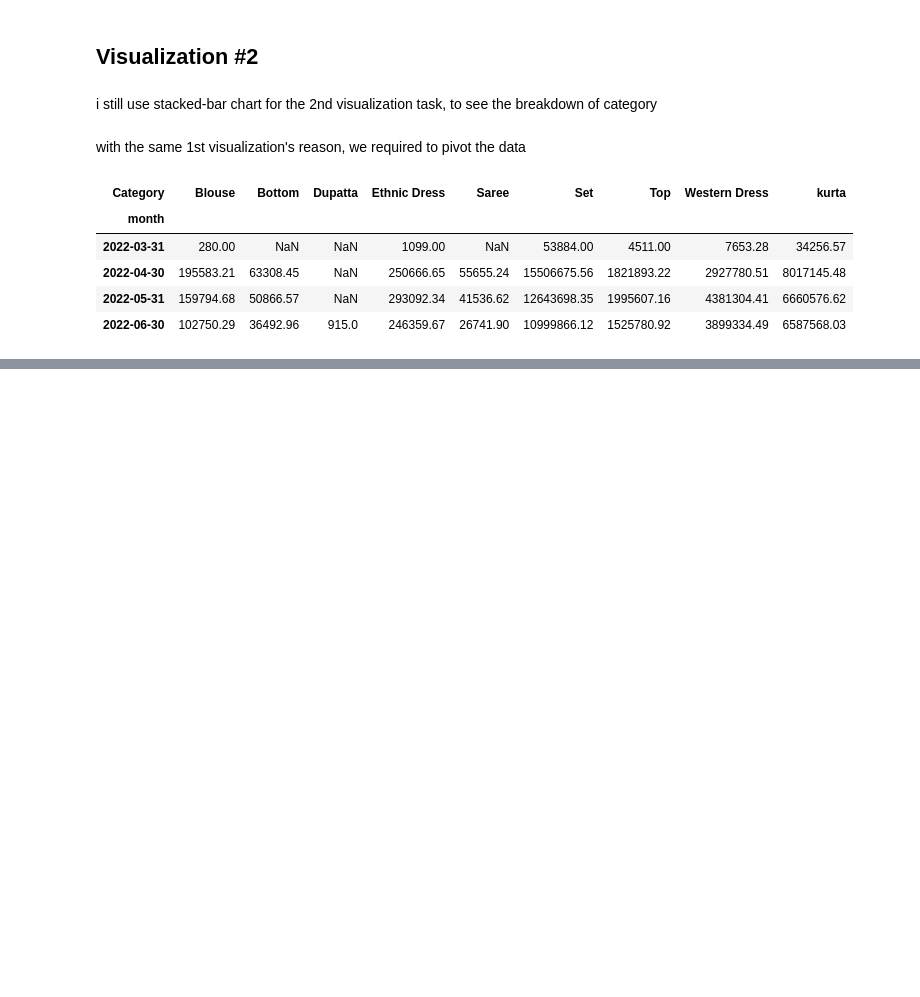
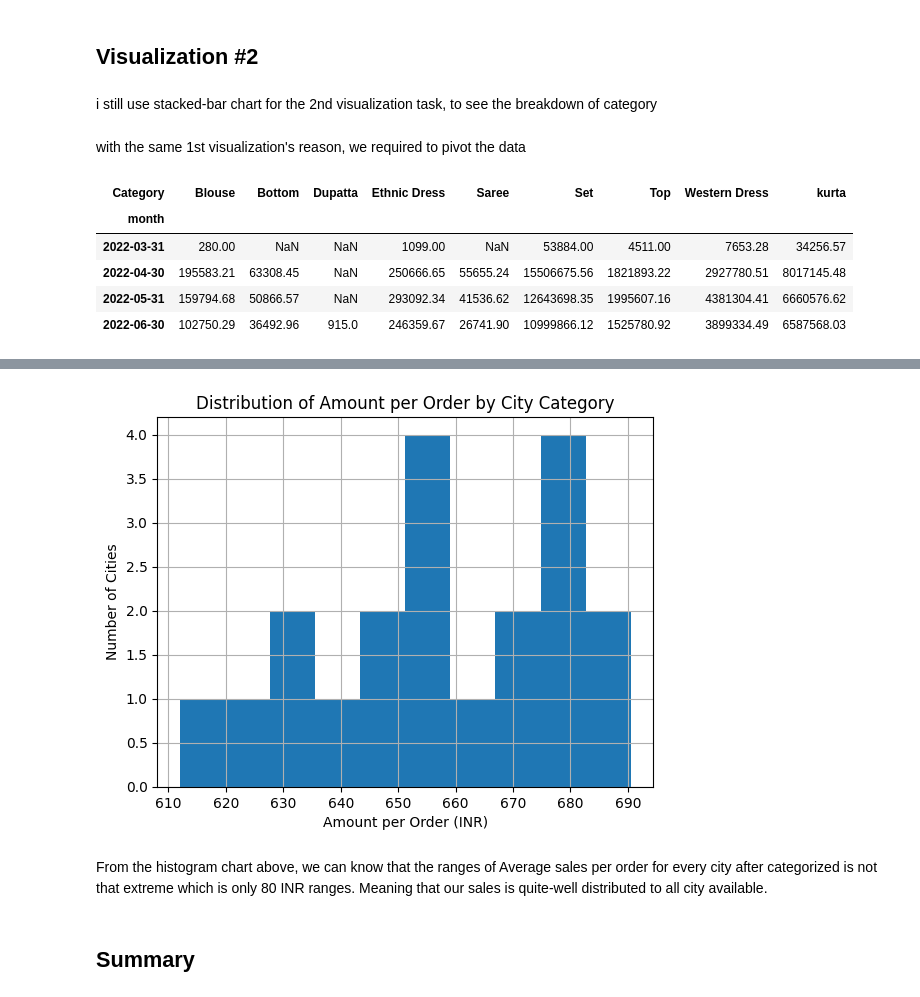
Before and after one commit to siaaldo/verihubs_tech_test, a Jupyter notebook: visualization_and_findings.ipynb, the cells around one changed output, grey strips where cells are left out. Saved outputs shown, nothing was run; the diff lists cells and outputs as text; code cells hidden in the pictures; blank space fills up the shorter version.

Commit message:
new findings on the visualization_and_findings.ipynb

```diff
--- a/visualization_and_findings.ipynb
+++ b/visualization_and_findings.ipynb
@@ -147,0 +661,4 @@ Based on total revenue we can easily tell April is the most profitable month in
+# %%
+# Create a new cleaned city column
+
+df_clean['city_clean'] = df_clean['ship-city'].str.title() # clean the city names by converting to title case
@@ -147,0 +671,40 @@ Based on total revenue we can easily tell April is the most profitable month in
+# %%
+# check unique order count by city
+
+df_order_city = df_clean.groupby('city_clean').agg({
+    'Order ID' : 'nunique',
+    'Amount' : 'sum'
+}).sort_values(by='Order ID', ascending=False).rename(columns={'Order ID': 'unique_order_count', 'Amount': 'total_amount'})
+df_order_city['total_order'] = df_clean['Order ID'].nunique()
+df_order_city['percentage_of_total_orders'] = df_order_city['unique_order_count'] / df_order_city['total_order'] * 100
+df_order_city['cumulative_percentage_of_total_orders'] = df_order_city['percentage_of_total_orders'].cumsum()
+# %%
+# categorized by top 50% by Order
+top_50 = df_order_city[df_order_city['cumulative_percentage_of_total_orders'] <= 50].index.tolist()
+
+def is_top_50_city(city):
+    if city in top_50:
+        return city
+    else:
+        return 'Other'
+
+df_order_city['city_category'] = df_order_city.index.to_series().apply(is_top_50_city)
+
+df_clean_order_city = df_order_city.groupby('city_category').agg({
+    'unique_order_count' : 'sum',
+    'total_amount' : 'sum'
+}).sort_values(by='unique_order_count', ascending=False)
+# %%
+df_clean_order_city['amount_per_order'] = df_clean_order_city['total_amount'] / df_clean_order_city['unique_order_count']
+# %%
+df_clean_order_city.hist('amount_per_order')
+plt.title('Distribution of Amount per Order by City Category')
+plt.xlabel('Amount per Order (INR)')
+plt.ylabel('Number of Cities')
+plt.show()
+# %% [output]
+[figure, added]
+# %% [markdown]
+From the histogram chart above, we can know that the ranges of Average sales per order for every city after categorized is not that extreme which is only 80 INR ranges. Meaning that our sales is quite-well distributed to all city available.
+# %% [markdown]
+## Summary
```
Also changed, not shown: parts of 60 cells of this notebook.
